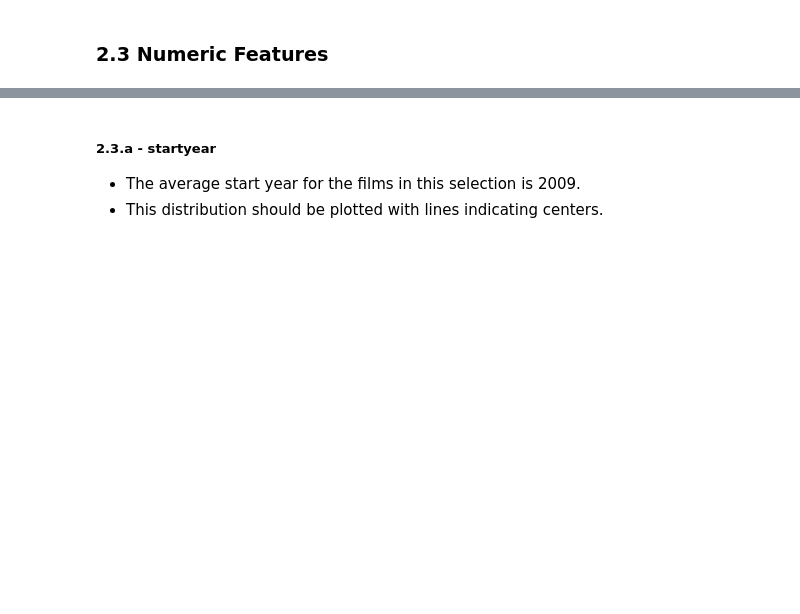
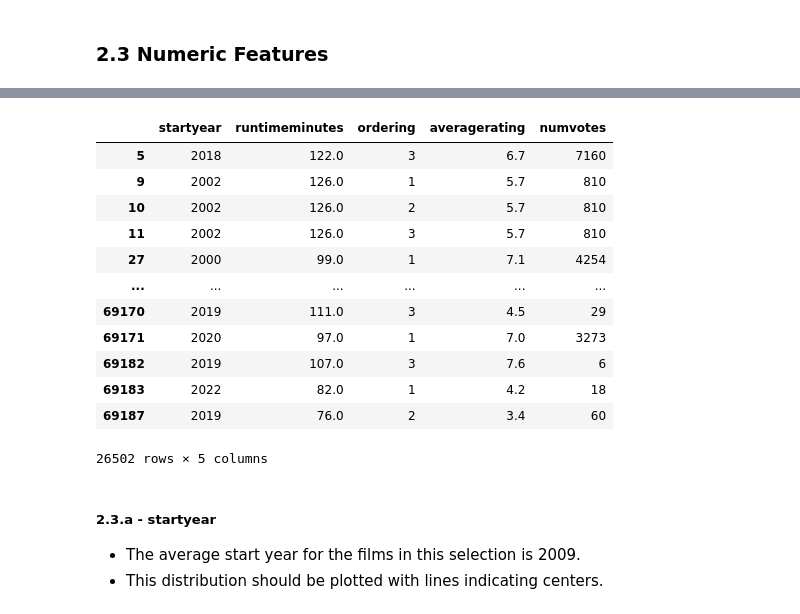
Before and after one commit to 333Kenji/IMDB_KMeans, a Jupyter notebook: Notebooks/KMeans.ipynb, the cells around one changed output, grey strips where cells are left out. Drawn from its saved outputs; the diff is of its cells as text; code cells hidden in the pictures; blank space fills up the shorter version.

```diff
--- a/Notebooks/KMeans.ipynb
+++ b/Notebooks/KMeans.ipynb
@@ -239,3 +543,20 @@ data.select_dtypes('number')
+# %%
+to_img(data.select_dtypes('number').head(), name='02_numeric_features')
+data.select_dtypes('number')
+# %% [output]
+|  | startyear | runtimeminutes | ordering | averagerating | numvotes |
+| 5 | 2018 | 122.0 | 3 | 6.7 | 7160 |
+| 9 | 2002 | 126.0 | 1 | 5.7 | 810 |
+| 10 | 2002 | 126.0 | 2 | 5.7 | 810 |
+| 11 | 2002 | 126.0 | 3 | 5.7 | 810 |
+| 27 | 2000 | 99.0 | 1 | 7.1 | 4254 |
+| ... | ... | ... | ... | ... | ... |
+| 69170 | 2019 | 111.0 | 3 | 4.5 | 29 |
+| 69171 | 2020 | 97.0 | 1 | 7.0 | 3273 |
+| 69182 | 2019 | 107.0 | 3 | 7.6 | 6 |
+| 69183 | 2022 | 82.0 | 1 | 4.2 | 18 |
+| 69187 | 2019 | 76.0 | 2 | 3.4 | 60 |
+26502 rows × 5 columns
 # %% [markdown]
 ##### 2.3.a - startyear
 - The average start year for the films in this selection is 2009.
```
Also changed, not shown: parts of 66 cells of this notebook, 34 other files.
